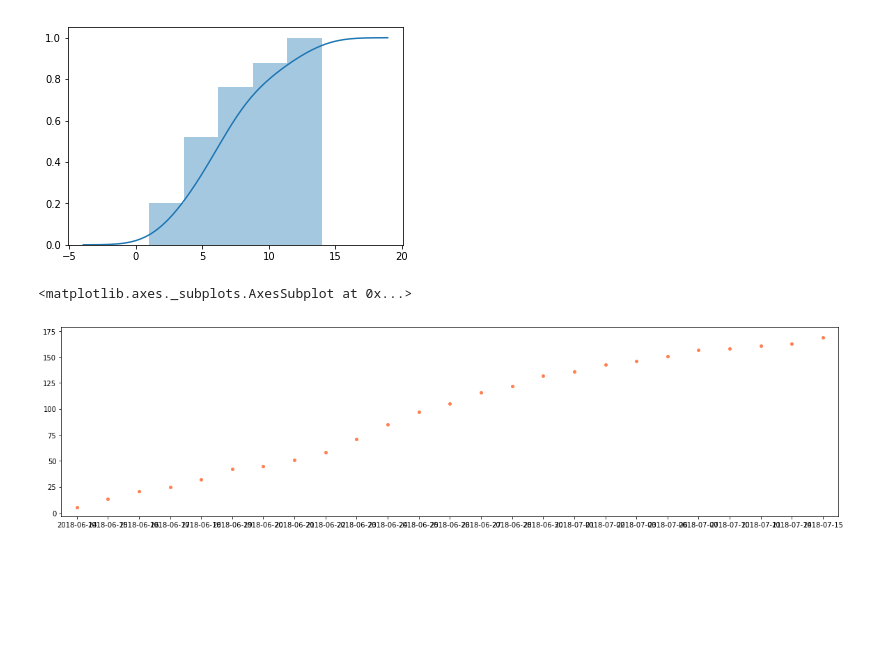
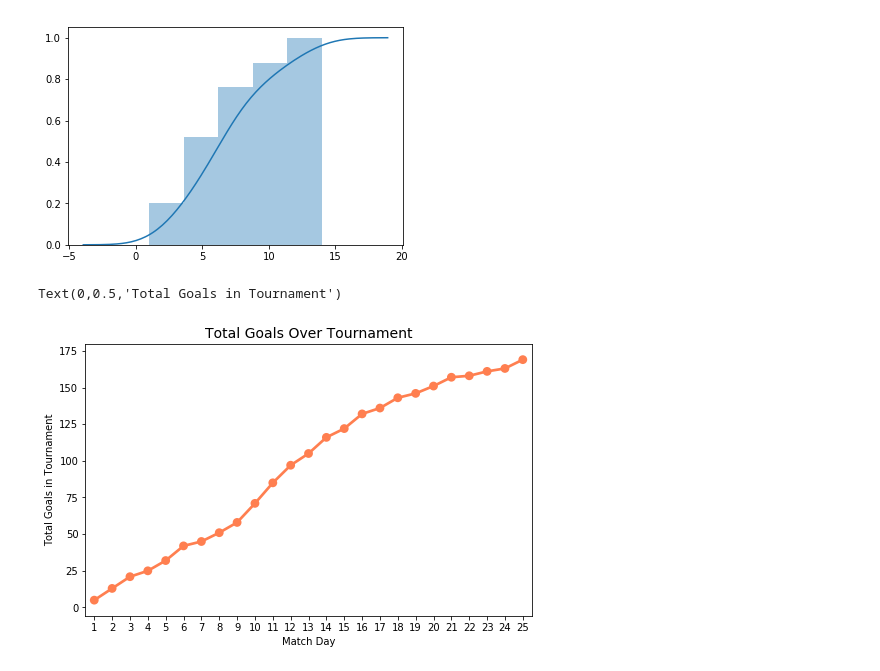
Before and after one commit to finnqiao/2018worldcup_viz, a Jupyter notebook: 2018_viz.ipynb, the cells around one changed output. Drawn from its saved outputs; the diff is of its cells as text; code cells hidden in the pictures; blank space fills up the shorter version.

```diff
--- a/2018_viz.ipynb
+++ b/2018_viz.ipynb
@@ -363,0 +361,12 @@ ax.set(xticks=[])
+# %%
+days = list(range(30))
+days.pop(0)
+
+
+%matplotlib inline
+
+ax = sb.countplot(data=goals_df, x='date', color = 'Coral')
+ax.set_xticklabels(days)
+plt.ylabel('Goals on Match Day')
+plt.xlabel('Match Day')
+plt.title('Goals Scored Each Match Day', fontsize = 14)
@@ -383,11 +395,15 @@ print(list(goals))
 # %%
 goals_by_date = dict(zip(date, goals))
 goals_by_date_df = pd.Series(goals_by_date)
 cumsum_date = goals_by_date_df.cumsum()
-cumsum_date
 
-ax = plt.figure(figsize=(20,5))
-sb.swarmplot(x = cumsum_date.index, y = cumsum_date, color = 'Coral')
+ax = plt.figure(figsize=(8,5))
+
+sb.pointplot(x = cumsum_date.index, y = cumsum_date, color = 'Coral')
+plt.xticks(np.arange(25),days)
+plt.title('Total Goals Over Tournament', fontsize = 14)
+plt.xlabel('Match Day')
+plt.ylabel('Total Goals in Tournament')
 # %% [output]
-<matplotlib.axes._subplots.AxesSubplot at 0x...>
+Text(0,0.5,'Total Goals in Tournament')
-[figure, old version]
+[figure, new version]
```
Also changed, not shown: parts of 16 cells of this notebook.
